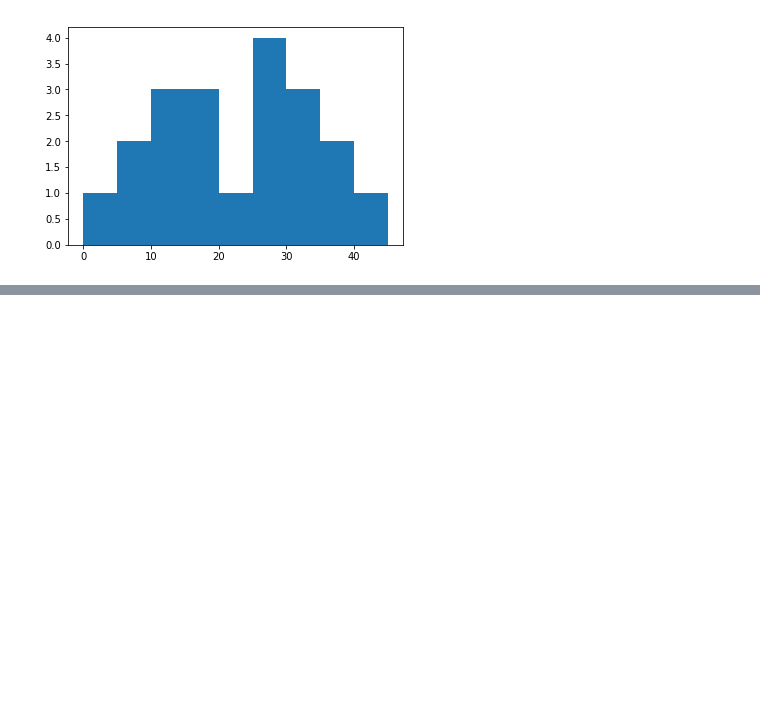
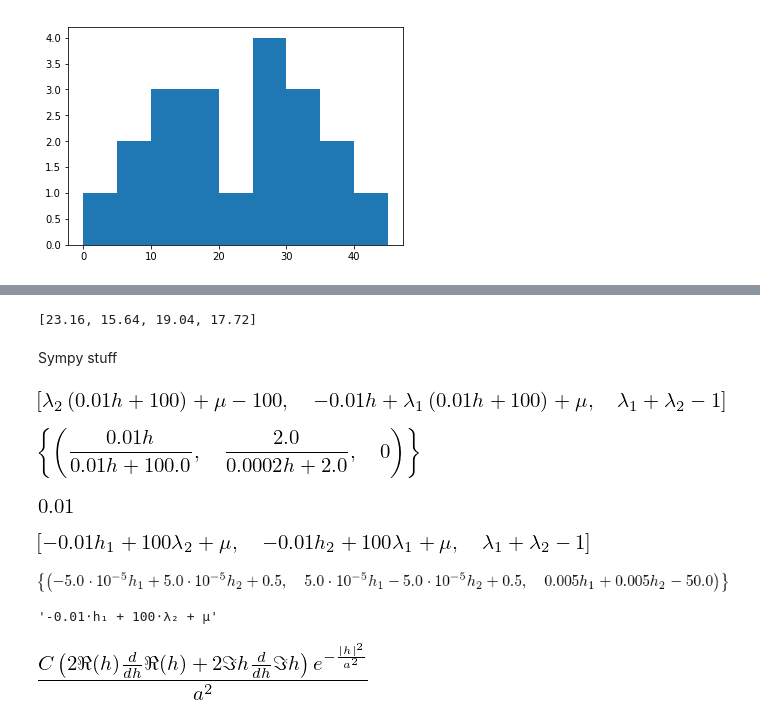
Before and after one commit to nshea3/geostats, a Jupyter notebook: Exercises_CFSG/Linear_geostatistics_exercises.ipynb, the cells around one changed output, grey strips where cells are left out. Saved outputs shown, nothing was run; the diff lists cells and outputs as text; code cells hidden in the pictures; blank space fills up the shorter version.

```diff
--- a/Exercises_CFSG/Linear_geostatistics_exercises.ipynb
+++ b/Exercises_CFSG/Linear_geostatistics_exercises.ipynb
@@ -120,0 +185,9 @@ plt.hist(pollution_campaign_2.values.ravel(), bins=range(0,50,5))
+# %%
+[b.mean() for b in B]
+# %% [output]
+[23.16, 15.64, 19.04, 17.72]
+# %% [markdown]
+Sympy stuff
+# %%
+from sympy import *
+x, y, z, t, h, mu, l_1, l_2 = symbols('x y z t h mu lambda_1, lambda_2')
@@ -120,0 +198,15 @@ plt.hist(pollution_campaign_2.values.ravel(), bins=range(0,50,5))
+# %%
+system = [l_2*(100 + .01*h) + mu - 100, l_1*(100 + .01*h) + mu - .01*h, l_1 + l_2 - 1]
+b = [[100], [.01*h], [1]]
+# %%
+system
+# %% [output]
+[figure, added]
+# %%
+linsolve(system,l_1, l_2, mu)
+# %% [output]
+[figure, added]
+# %%
+.0002 * 50
+# %% [output]
+[figure, added]
@@ -120,0 +216,12 @@ plt.hist(pollution_campaign_2.values.ravel(), bins=range(0,50,5))
+# %%
+system
+# %% [output]
+[figure, added]
+# %%
+linsolve(system,l_1, l_2, mu)
+# %% [output]
+[figure, added]
+# %%
+pretty(l_2*(100) + mu - .01*h_1)
+# %% [output]
+'-0.01⋅h₁ + 100⋅λ₂ + μ'
@@ -120,0 +230,4 @@ plt.hist(pollution_campaign_2.values.ravel(), bins=range(0,50,5))
+# %%
+diff(C*(1 - exp(-(abs(h) / a)**2)), h)
+# %% [output]
+[figure, added]
```
Also changed, not shown: parts of 11 cells of this notebook, 1 other file.
